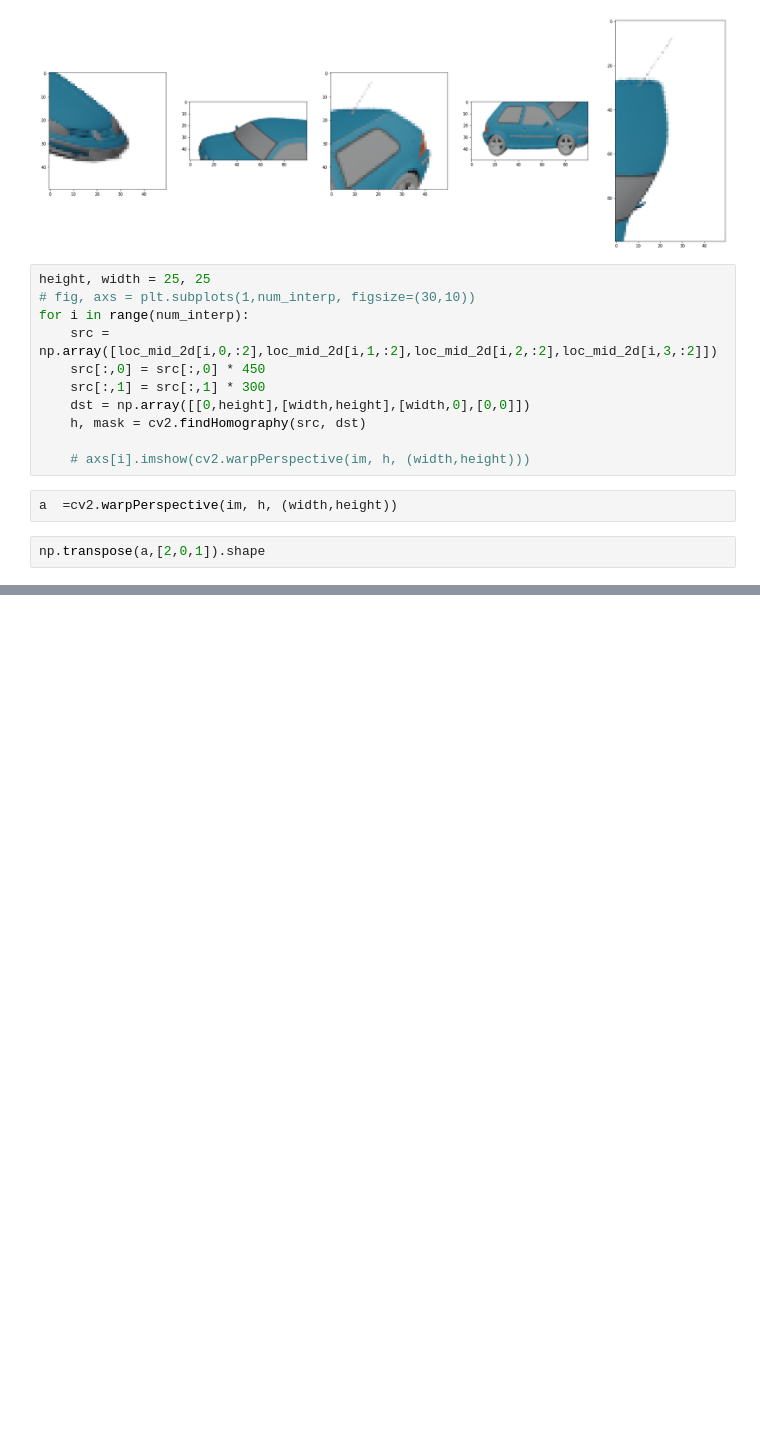
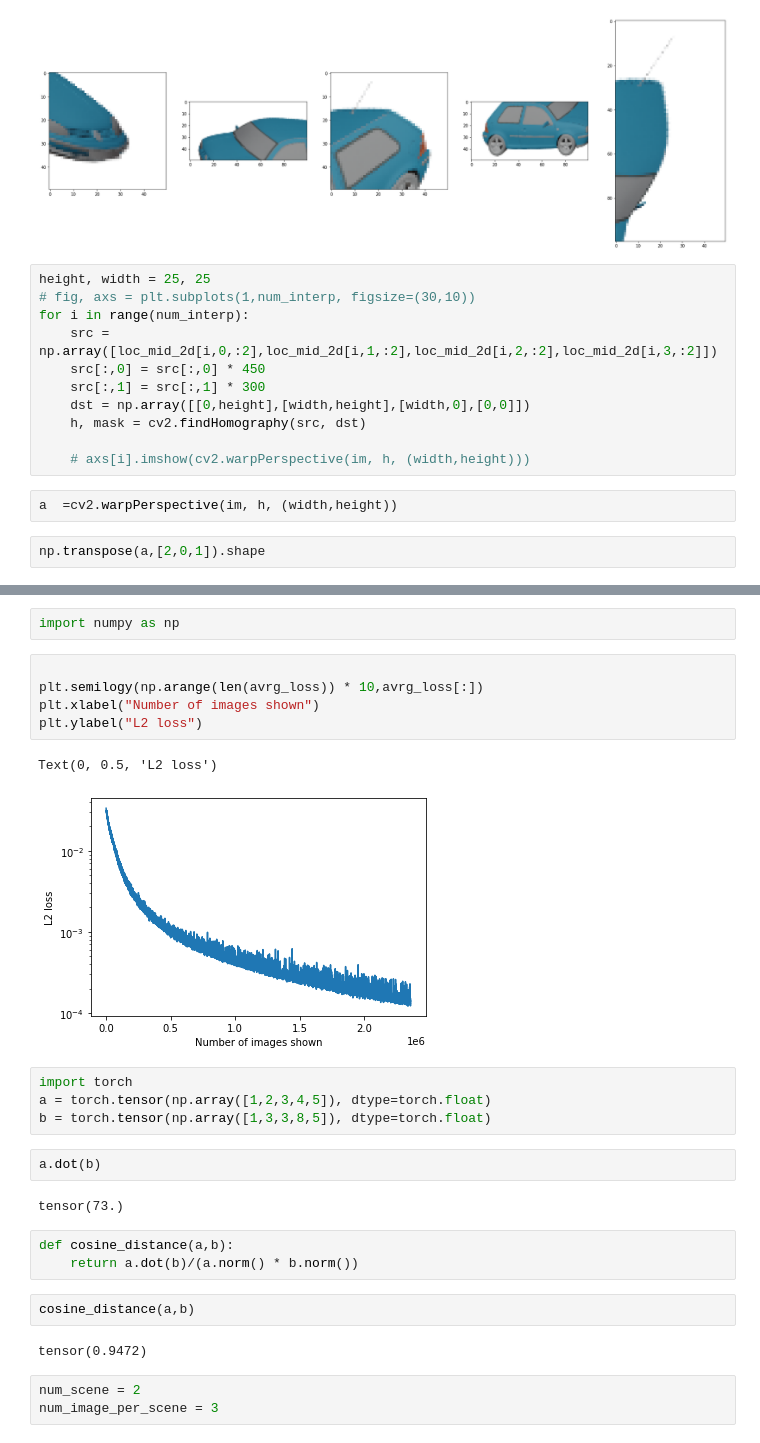
Before and after one commit to lcordey/codePDM, a Jupyter notebook: img2sdf_ML/test_.ipynb, the cells around one changed output, grey strips where cells are left out. Cells and saved outputs as stored; diff of their text form; blank space fills up the shorter version.

```diff
--- a/img2sdf_ML/test_.ipynb
+++ b/img2sdf_ML/test_.ipynb
@@ -143,0 +142,28 @@ FileNotFoundError: [Errno 2] No such file or directory: '../../image2sdf/logs/lo
+# %%
+import numpy as np
+# %%
+
+plt.semilogy(np.arange(len(avrg_loss)) * 10,avrg_loss[:])
+plt.xlabel("Number of images shown")
+plt.ylabel("L2 loss")
+# %% [output]
+Text(0, 0.5, 'L2 loss')
+[figure, added]
+# %%
+import torch
+a = torch.tensor(np.array([1,2,3,4,5]), dtype=torch.float)
+b = torch.tensor(np.array([1,3,3,8,5]), dtype=torch.float)
+# %%
+a.dot(b)
+# %% [output]
+tensor(73.)
+# %%
+def cosine_distance(a,b):
+    return a.dot(b)/(a.norm() * b.norm())
+# %%
+cosine_distance(a,b)
+# %% [output]
+tensor(0.9472)
+# %%
+num_scene = 2
+num_image_per_scene = 3
```
Also changed, not shown: parts of 2 cells of this notebook, 2 other files.
